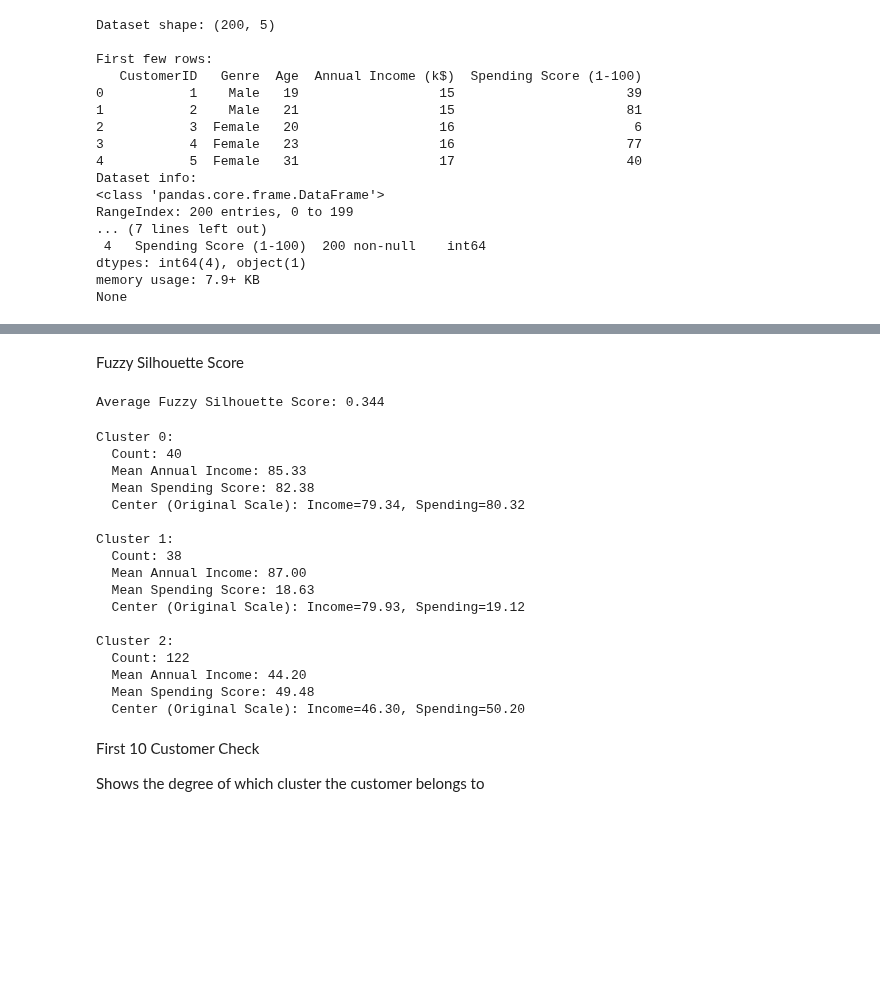
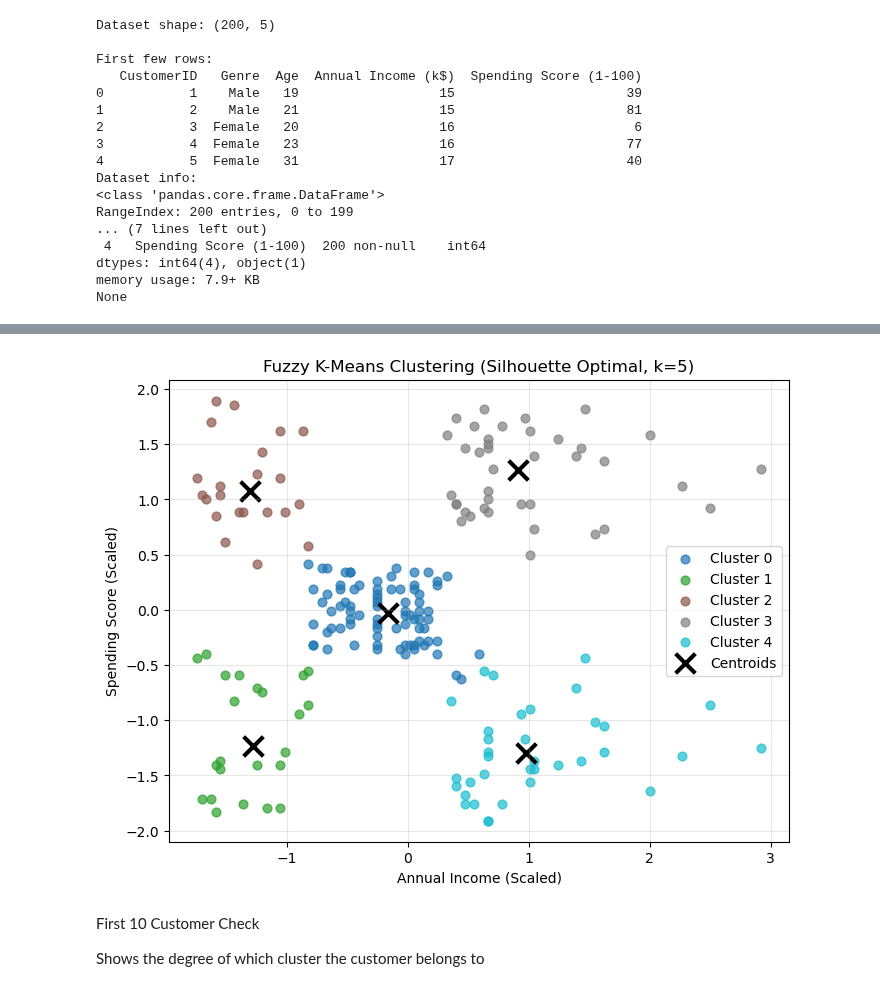
Before and after one commit to CedricBaaklini/Machine-Learning-Project, a Jupyter notebook: Project 1/FuzzyKMeans.ipynb, the cells around one changed output, grey strips where cells are left out. Cells and saved outputs as stored; diff of their text form; code cells hidden in the pictures; blank space fills up the shorter version.

```diff
--- a/Project 1/FuzzyKMeans.ipynb
+++ b/Project 1/FuzzyKMeans.ipynb
@@ -135,59 +210,24 @@ plt.show()
-# %% [markdown]
-Fuzzy Silhouette Score
-# %%
-def fuzzy_silhouette(X, u):
-    n_samples = X.shape[0]
-    n_clusters = u.shape[0]
-    dists = pairwise_distances(X)
-    sil_scores = []
-    for i in range(n_samples):
-        a = 0
-        b = np.inf
-        for k in range(n_clusters):
-            weights = u[k]
-            a_k = np.sum(weights * dists[i]) / np.sum(weights)
-            if u[k, i] == np.max(u[:, i]):
-                a = a_k
-            else:
-                b = min(b, a_k)
-        sil = (b - a) / max(a, b)
-        sil_scores.append(sil)
-    return np.mean(sil_scores)
-
-fuzzy_sil_score = fuzzy_silhouette(X_scaled, u)
-print(f"Average Fuzzy Silhouette Score: {fuzzy_sil_score:.3f}")
-# %% [output]
-Average Fuzzy Silhouette Score: 0.344
-# %%
-# Interpret clusters after final clustering
-final_hard_labels = np.argmax(u, axis=0)
-cntr_original = scaler.inverse_transform(cntr)
-
-for i in range(optimal_k):
-    members = X[final_hard_labels == i]
-    print(f"Cluster {i}:")
-    print(f"  Count: {len(members)}")
-    print(f"  Mean Annual Income: {members[:,0].mean():.2f}")
-    print(f"  Mean Spending Score: {members[:,1].mean():.2f}")
-    print(f"  Center (Original Scale): Income={cntr_original[i,0]:.2f}, Spending={cntr_original[i,1]:.2f}\n")
-# %% [output]
-Cluster 0:
-  Count: 40
-  Mean Annual Income: 85.33
-  Mean Spending Score: 82.38
-  Center (Original Scale): Income=79.34, Spending=80.32
-
-Cluster 1:
-  Count: 38
-  Mean Annual Income: 87.00
-  Mean Spending Score: 18.63
-  Center (Original Scale): Income=79.93, Spending=19.12
-
-Cluster 2:
-  Count: 122
-  Mean Annual Income: 44.20
-  Mean Spending Score: 49.48
-  Center (Original Scale): Income=46.30, Spending=50.20
+# %%
+# Fuzzy silhouette-optimal clustering plot
+plt.figure(figsize=(8, 6))
+cntr, u, _, _, _, _, _ = fuzz.cluster.cmeans(
+    X_scaled.T, optimal_k_sil, 2, error=0.005, maxiter=1000, init=None
+)
+hard_labels = np.argmax(u, axis=0)
+colors = plt.cm.tab10(np.linspace(0, 1, optimal_k_sil))
+for i in range(optimal_k_sil):
+    cluster_points = X_scaled[hard_labels == i]
+    plt.scatter(cluster_points[:, 0], cluster_points[:, 1],
+                color=colors[i], label=f'Cluster {i}', alpha=0.7, s=40)
+plt.scatter(cntr[:, 0], cntr[:, 1], c='black', marker='x', s=200, linewidth=3, label='Centroids')
+plt.xlabel('Annual Income (Scaled)')
+plt.ylabel('Spending Score (Scaled)')
+plt.title(f'Fuzzy K-Means Clustering (Silhouette Optimal, k={optimal_k_sil})')
+plt.legend()
+plt.grid(True, alpha=0.3)
+plt.show()
+# %% [output]
+[figure, added]
 # %% [markdown]
 First 10 Customer Check
 
```
Also changed, not shown: parts of 22 cells of this notebook.
